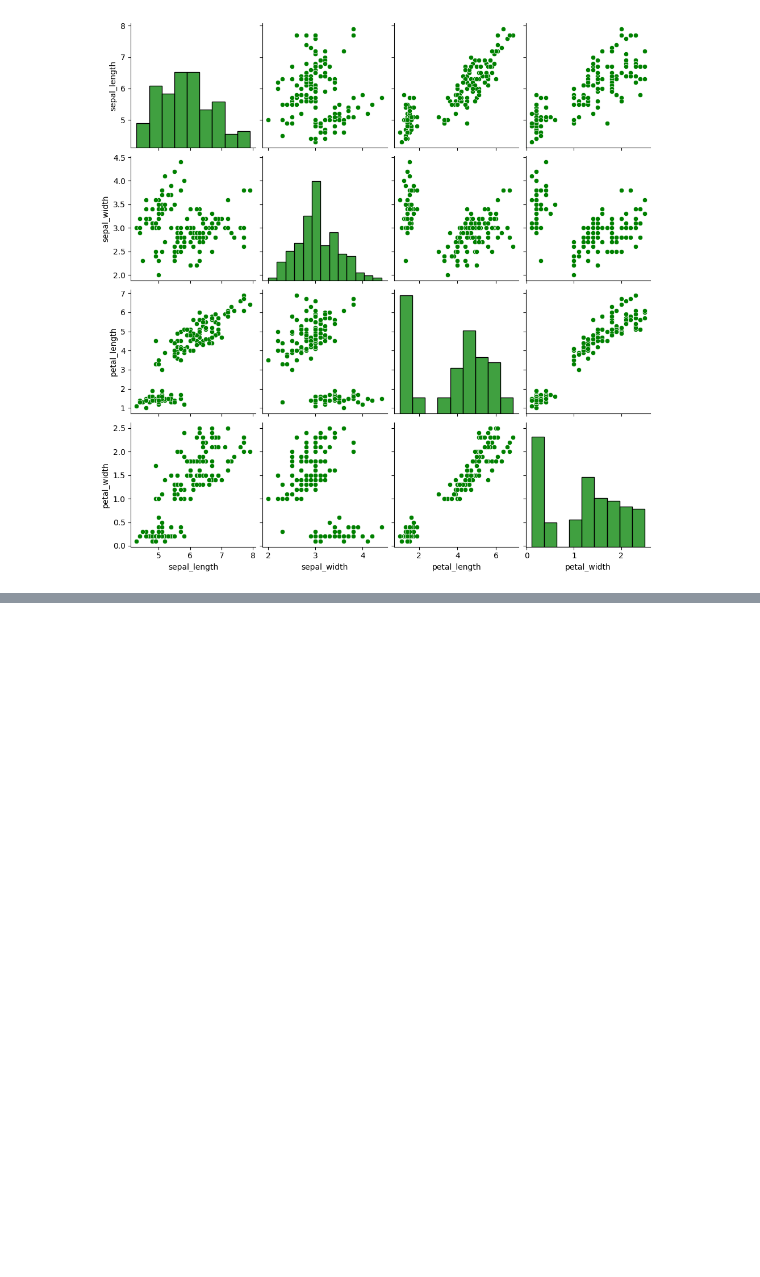
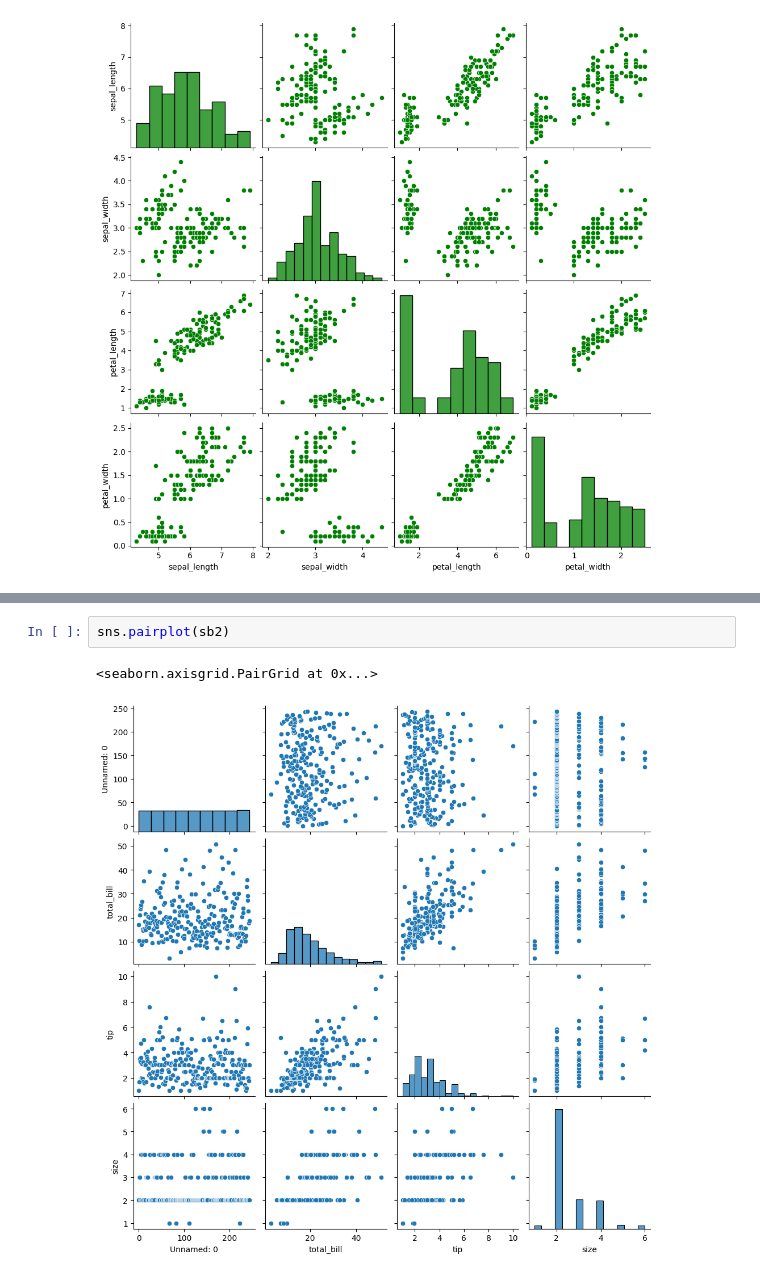
Before and after one commit to dpkasahu/numpy, a Jupyter notebook: Seaborn.ipynb, the cells around one changed output, grey strips where cells are left out. Drawn from its saved outputs; the diff is of its cells as text; blank space fills up the shorter version.

```diff
--- a/Seaborn.ipynb
+++ b/Seaborn.ipynb
@@ -116,0 +155,5 @@ sns.pairplot(sb1, plot_kws={'color':'green'}, diag_kws={'color':'green'})
+# %%
+sns.pairplot(sb2)
+# %% [output]
+<seaborn.axisgrid.PairGrid at 0x...>
+[figure, added]
```
Also changed, not shown: parts of 4 cells of this notebook.
